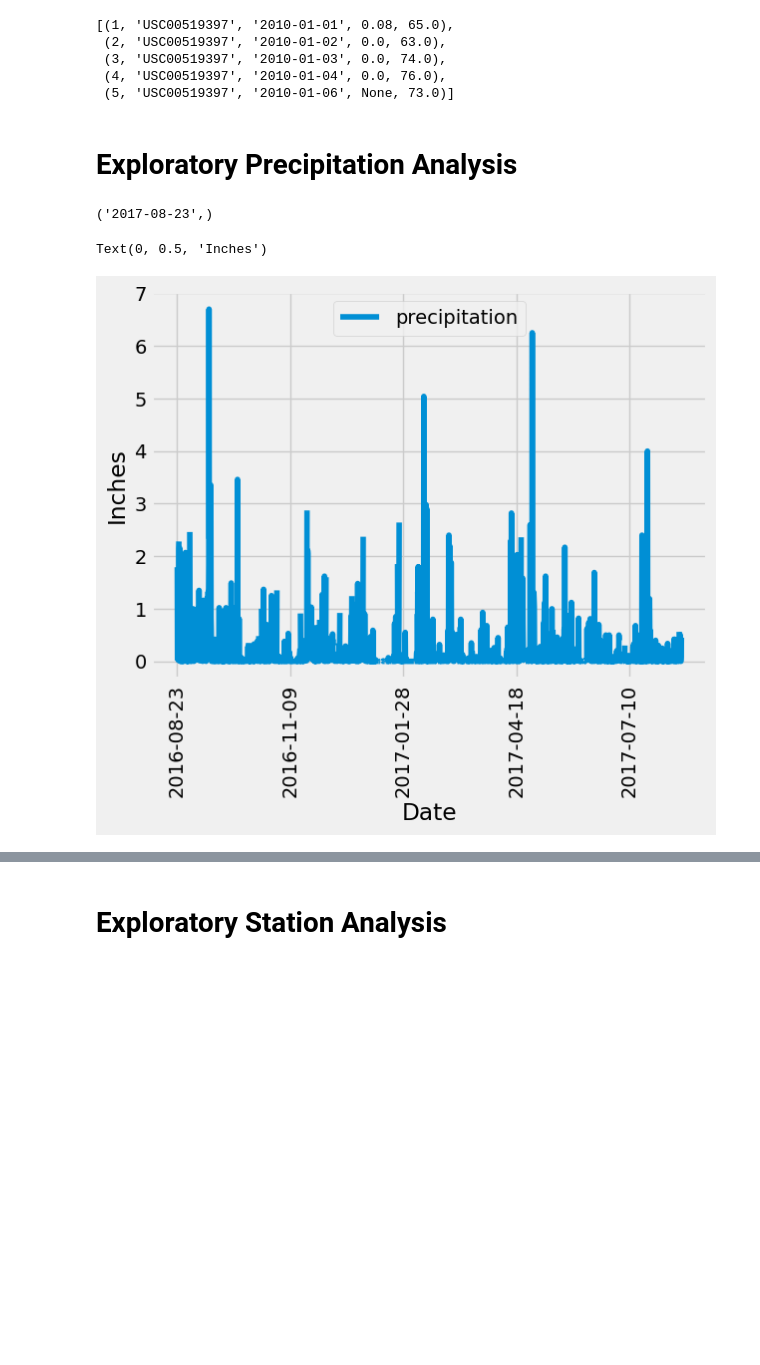
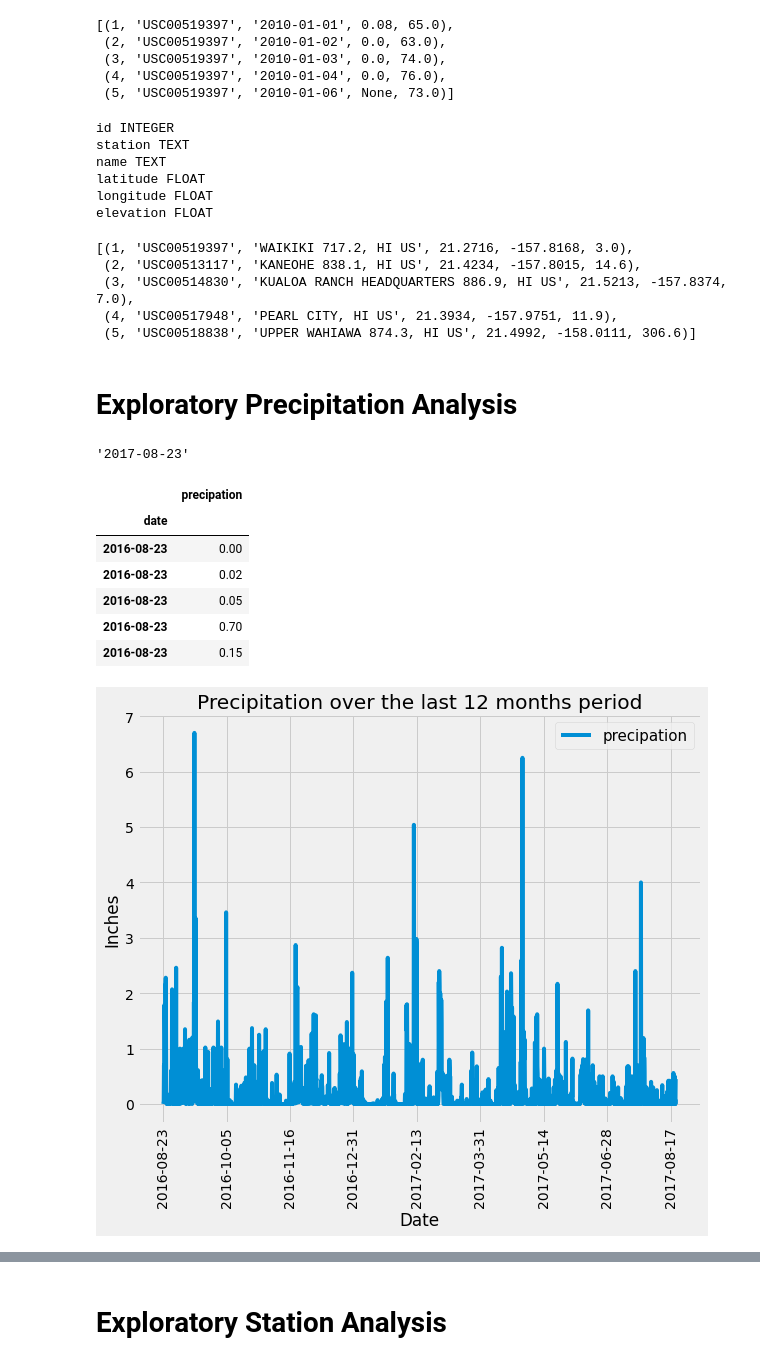
Before and after one commit to Jayplect/honolulu-climate-analysis, a Jupyter notebook: SurfsUp/climate.ipynb, the cells around one changed output, grey strips where cells are left out. Saved outputs shown, nothing was run; the diff lists cells and outputs as text; code cells hidden in the pictures; blank space fills up the shorter version.

```diff
--- a/SurfsUp/climate.ipynb
+++ b/SurfsUp/climate.ipynb
@@ -57,37 +61,73 @@ engine.execute("SELECT * FROM measurement LIMIT 5").all()
  (4, 'USC00519397', '2010-01-04', 0.0, 76.0),
  (5, 'USC00519397', '2010-01-06', None, 73.0)]
 # %%
+# Get a list of column names and types for station table
 inspector = inspect(engine)
-columns_measurement = inspector.get_columns('measurement')
+columns_measurement = inspector.get_columns('station')
 for i in columns_measurement:
-    print (i)
+    print (i["name"], i["type"])
+# %% [output]
+id INTEGER
+station TEXT
+name TEXT
+latitude FLOAT
+longitude FLOAT
+elevation FLOAT
 # %%
-engine.execute("SELECT * FROM measurement LIMIT 5").all()
+# display first five rows of data for station table
+engine.execute("SELECT * FROM station LIMIT 5").all()
+# %% [output]
+[(1, 'USC00519397', 'WAIKIKI 717.2, HI US', 21.2716, -157.8168, 3.0),
+ (2, 'USC00513117', 'KANEOHE 838.1, HI US', 21.4234, -157.8015, 14.6),
+ (3, 'USC00514830', 'KUALOA RANCH HEADQUARTERS 886.9, HI US', 21.5213, -157.8374, 7.0),
+ (4, 'USC00517948', 'PEARL CITY, HI US', 21.3934, -157.9751, 11.9),
+ (5, 'USC00518838', 'UPPER WAHIAWA 874.3, HI US', 21.4992, -158.0111, 306.6)]
 # %% [markdown]
 # Exploratory Precipitation Analysis
 # %%
 # Find the most recent date in the data set.
-session.query(Measurement.date).order_by(Measurement.date.desc()).first()
+session.query(Measurement.date).order_by(Measurement.date.desc()).first().date
 # %% [output]
-('2017-08-23',)
+'2017-08-23'
 # %%
 # Design a query to retrieve the last 12 months of precipitation data and plot the results.
 # Starting from the most recent data point in the database.
-
+recent_date = session.query(Measurement.date).order_by(Measurement.date.desc()).first().date
 # Calculate the date one year from the last date in data set.
-
+query_date = dt.date(2017,8,23) - dt.timedelta(days =365)
 
 # Perform a query to retrieve the data and precipitation scores
-
+last_annual_prcp = session.query(Measurement.date, Measurement.prcp).\
+filter(Measurement.date >= query_date).filter(Measurement.date <= recent_date).all()
 
 # Save the query results as a Pandas DataFrame. Explicitly set the column names
+last_annual_prcp_df = pd.DataFrame(last_annual_prcp, columns=["date", "precipation"])
 
+#drop missing values
+last_annual_prcp_df = last_annual_prcp_df.dropna()
 
 # Sort the dataframe by date
+last_annual_prcp_df = last_annual_prcp_df.sort_values(by="date", ascending=True).set_index("date")
 
-
-# Use Pandas Plotting with Matplotlib to plot the data
+# display head
+last_annual_prcp_df.head()
 # %% [output]
-Text(0, 0.5, 'Inches')
-[figure, removed]
+|  | precipation |
+| date |  |
+| 2016-08-23 | 0.00 |
+| 2016-08-23 | 0.02 |
+| 2016-08-23 | 0.05 |
+| 2016-08-23 | 0.70 |
+| 2016-08-23 | 0.15 |
+# %%
+# Use Pandas Plotting with Matplotlib to plot the data
+last_annual_prcp_df.plot(figsize=(9,7))
+plt.xticks(rotation=90)
+plt.legend(loc='upper right', fontsize= 15)
+plt.ylabel("Inches")
+plt.xlabel("Date")
+plt.title("Precipitation over the last 12 months period")
+plt.show()
+# %% [output]
+[figure, added]
 # %%
```
Also changed, not shown: parts of 9 cells of this notebook.
